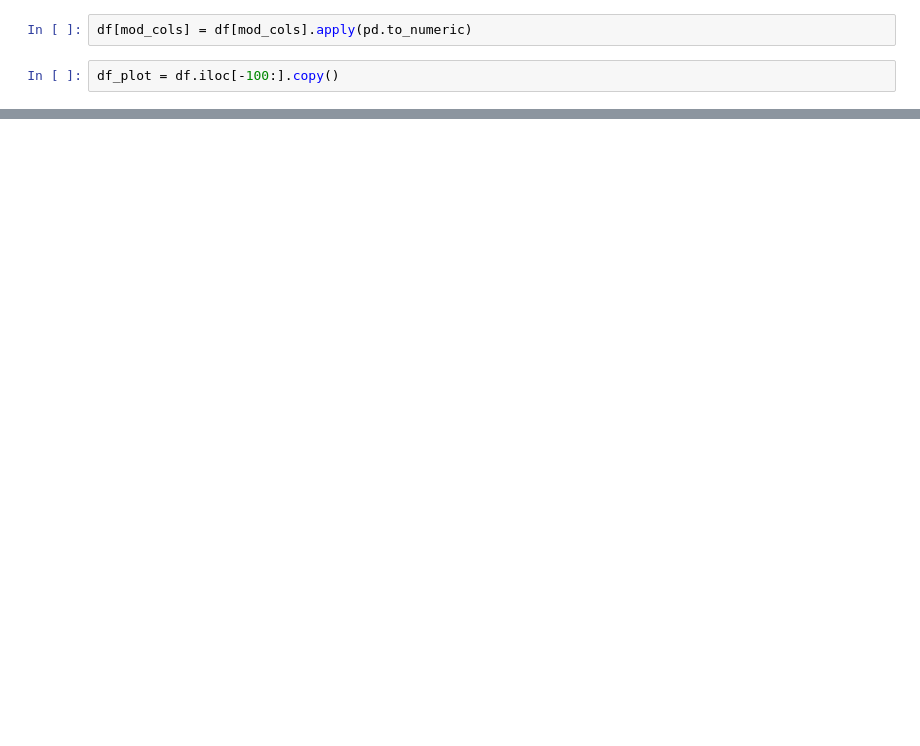
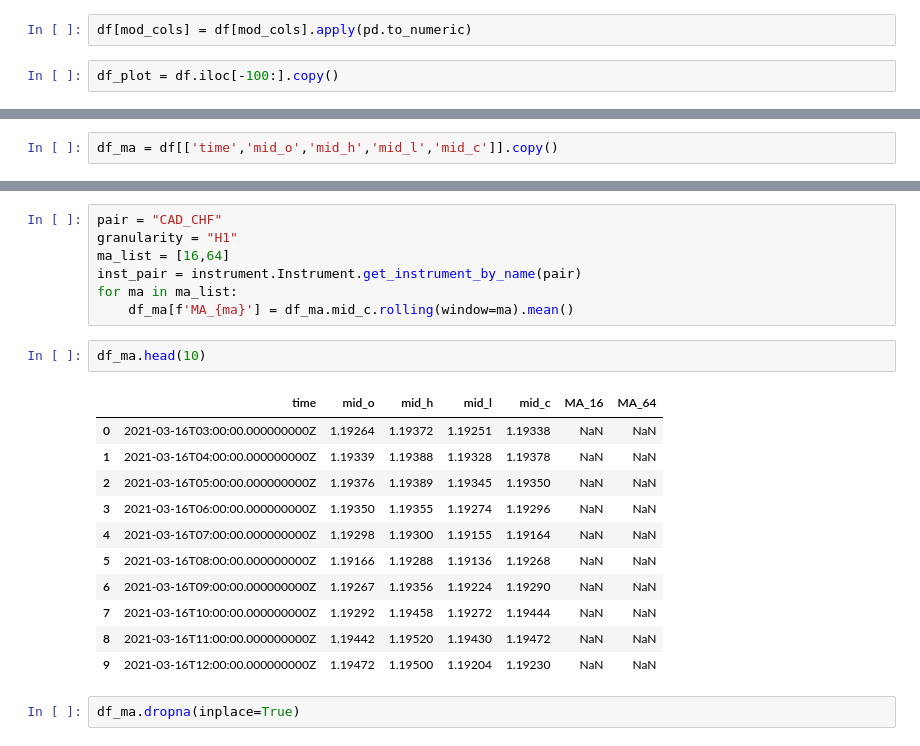
Before and after one commit to ananta-dev/Forex-Bot, a Jupyter notebook: candle_plot.ipynb, the cells around one changed output, grey strips where cells are left out. Cells and saved outputs as stored; diff of their text form; blank space fills up the shorter version.

```diff
--- a/candle_plot.ipynb
+++ b/candle_plot.ipynb
@@ -62,3 +66,5 @@ fig.update_yaxes(
 
 
 fig.show()
+# %%
+df_ma = df[['time','mid_o','mid_h','mid_l','mid_c']].copy()
@@ -64,0 +80,23 @@ fig.show()
+# %%
+pair = "CAD_CHF"
+granularity = "H1"
+ma_list = [16,64]
+inst_pair = instrument.Instrument.get_instrument_by_name(pair)
+for ma in ma_list:
+    df_ma[f'MA_{ma}'] = df_ma.mid_c.rolling(window=ma).mean()
+# %%
+df_ma.head(10)
+# %% [output]
+|  | time | mid_o | mid_h | mid_l | mid_c | MA_16 | MA_64 |
+| 0 | 2021-03-16T03:00:00.000000000Z | 1.19264 | 1.19372 | 1.19251 | 1.19338 | NaN | NaN |
+| 1 | 2021-03-16T04:00:00.000000000Z | 1.19339 | 1.19388 | 1.19328 | 1.19378 | NaN | NaN |
+| 2 | 2021-03-16T05:00:00.000000000Z | 1.19376 | 1.19389 | 1.19345 | 1.19350 | NaN | NaN |
+| 3 | 2021-03-16T06:00:00.000000000Z | 1.19350 | 1.19355 | 1.19274 | 1.19296 | NaN | NaN |
+| 4 | 2021-03-16T07:00:00.000000000Z | 1.19298 | 1.19300 | 1.19155 | 1.19164 | NaN | NaN |
+| 5 | 2021-03-16T08:00:00.000000000Z | 1.19166 | 1.19288 | 1.19136 | 1.19268 | NaN | NaN |
+| 6 | 2021-03-16T09:00:00.000000000Z | 1.19267 | 1.19356 | 1.19224 | 1.19290 | NaN | NaN |
+| 7 | 2021-03-16T10:00:00.000000000Z | 1.19292 | 1.19458 | 1.19272 | 1.19444 | NaN | NaN |
+| 8 | 2021-03-16T11:00:00.000000000Z | 1.19442 | 1.19520 | 1.19430 | 1.19472 | NaN | NaN |
+| 9 | 2021-03-16T12:00:00.000000000Z | 1.19472 | 1.19500 | 1.19204 | 1.19230 | NaN | NaN |
+# %%
+df_ma.dropna(inplace=True)
```
Also changed, not shown: parts of 24 cells of this notebook, 2 other files.
